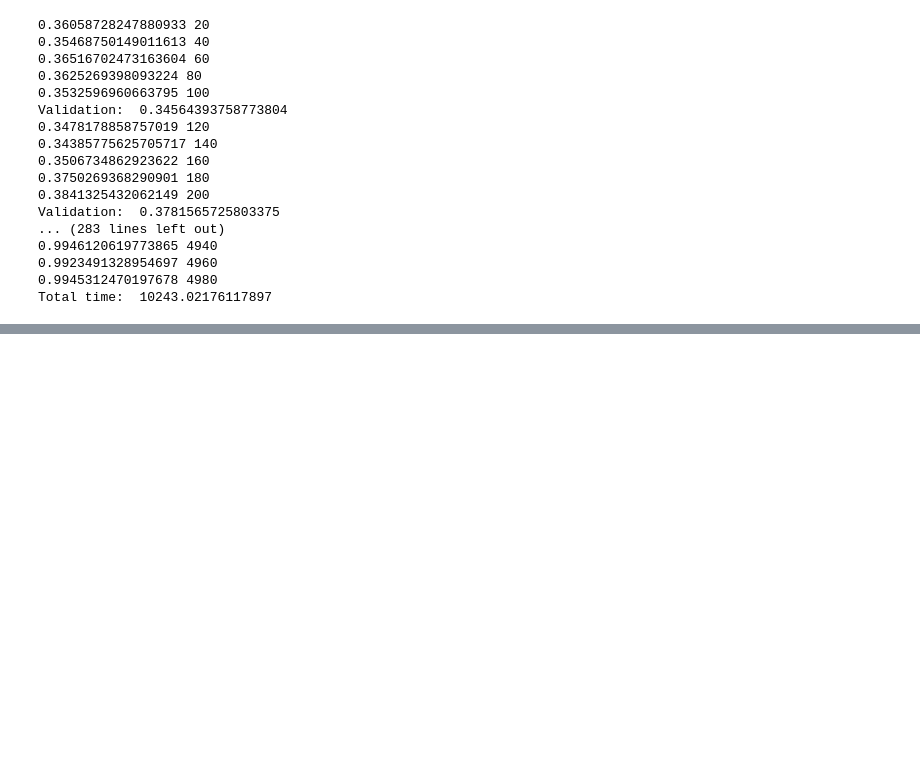
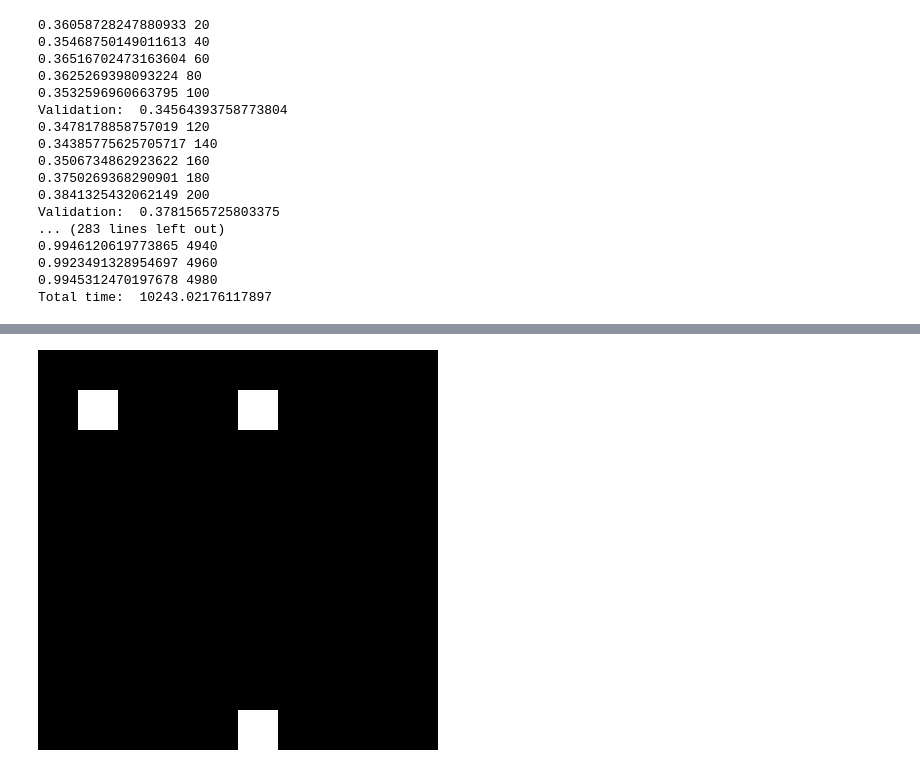
Before and after one commit to Quickblink/rsnn, a Jupyter notebook: Experiments/StateMachineExp2.ipynb, the cells around one changed output, grey strips where cells are left out. Saved outputs shown, nothing was run; the diff lists cells and outputs as text; code cells hidden in the pictures; blank space fills up the shorter version.

```diff
--- a/Experiments/StateMachineExp2.ipynb
+++ b/Experiments/StateMachineExp2.ipynb
@@ -366,0 +437,11 @@ out2.sum().backward()
+# %%
+
+pmask = mask.transpose(1,2).reshape(-1, 10)
+pactivity = activity.transpose(1,2).reshape(-1, 10, 10)
+# %%
+acts = pactivity[pmask[:, 0]]
+# %%
+i = 3
+Image.fromarray((acts[i]*255).detach().cpu().numpy().astype(np.uint8), 'L').resize((400,400))
+# %% [output]
+[figure, added]
```
Also changed, not shown: parts of 25 cells of this notebook, 14 other files.
